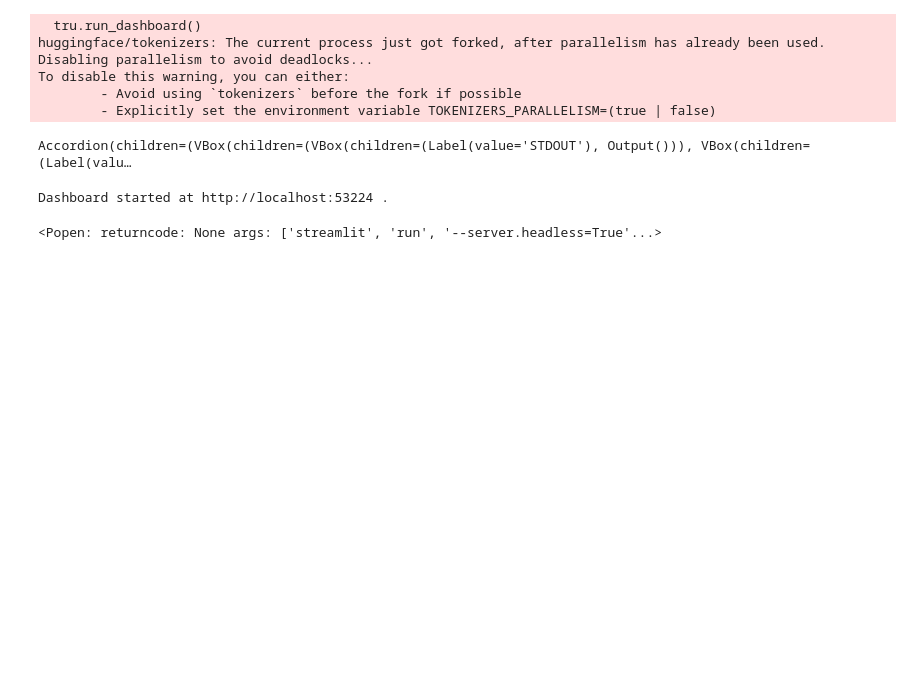
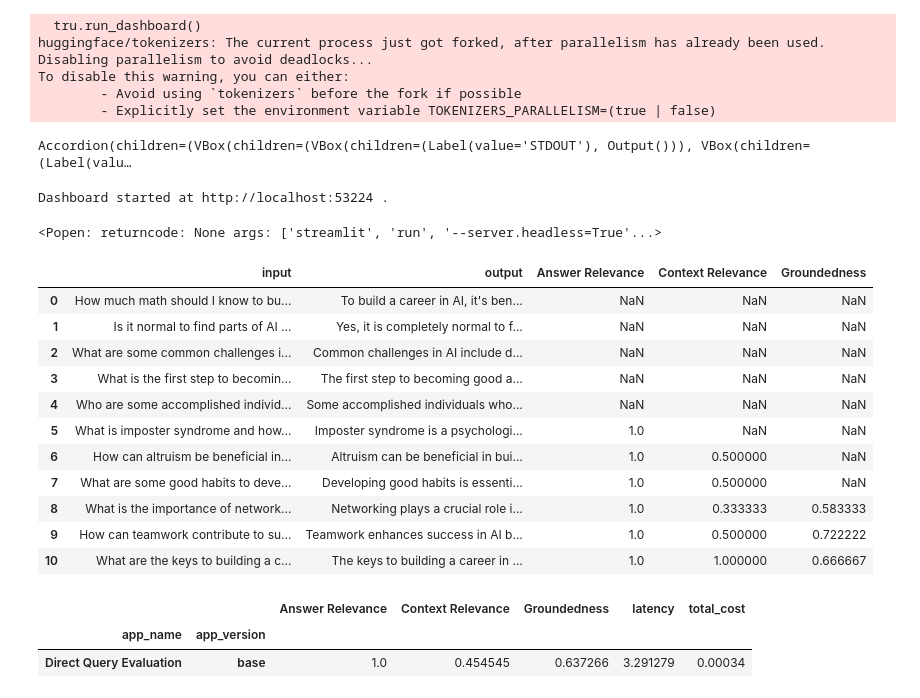
Before and after one commit to TareqMonwer/advanced-rag-and-evaluation, a Jupyter notebook: src/L1-Advanced_RAG_Pipeline.ipynb, the cells around one changed output. Saved outputs shown, nothing was run; the diff lists cells and outputs as text; code cells hidden in the pictures; blank space fills up the shorter version.

```diff
--- a/src/L1-Advanced_RAG_Pipeline.ipynb
+++ b/src/L1-Advanced_RAG_Pipeline.ipynb
@@ -126,3 +126,28 @@ To disable this warning, you can either:
 Accordion(children=(VBox(children=(VBox(children=(Label(value='STDOUT'), Output())), VBox(children=(Label(valu…
 Dashboard started at http://localhost:53224 .
 <Popen: returncode: None args: ['streamlit', 'run', '--server.headless=True'...>
+# %%
+import pandas as pd
+
+pd.set_option("display.max_colwidth", None)
+
+records[["input", "output"] + feedbacks]
+# %% [output]
+|  | input | output | Answer Relevance | Context Relevance | Groundedness |
+| 0 | How much math should I know to bu... | To build a career in AI, it's ben... | NaN | NaN | NaN |
+| 1 | Is it normal to find parts of AI ... | Yes, it is completely normal to f... | NaN | NaN | NaN |
+| 2 | What are some common challenges i... | Common challenges in AI include d... | NaN | NaN | NaN |
+| 3 | What is the first step to becomin... | The first step to becoming good a... | NaN | NaN | NaN |
+| 4 | Who are some accomplished individ... | Some accomplished individuals who... | NaN | NaN | NaN |
+| 5 | What is imposter syndrome and how... | Imposter syndrome is a psychologi... | 1.0 | NaN | NaN |
+| 6 | How can altruism be beneficial in... | Altruism can be beneficial in bui... | 1.0 | 0.500000 | NaN |
+| 7 | What are some good habits to deve... | Developing good habits is essenti... | 1.0 | 0.500000 | NaN |
+| 8 | What is the importance of network... | Networking plays a crucial role i... | 1.0 | 0.333333 | 0.583333 |
+| 9 | How can teamwork contribute to su... | Teamwork enhances success in AI b... | 1.0 | 0.500000 | 0.722222 |
+| 10 | What are the keys to building a c... | The keys to building a career in ... | 1.0 | 1.000000 | 0.666667 |
+# %%
+tru.get_leaderboard(app_ids=[])
+# %% [output]
+|  |  | Answer Relevance | Context Relevance | Groundedness | latency | total_cost |
+| app_name | app_version |  |  |  |  |  |
+| Direct Query Evaluation | base | 1.0 | 0.454545 | 0.637266 | 3.291279 | 0.00034 |
```
Also changed, not shown: parts of 1 cell of this notebook, 5 other files.
